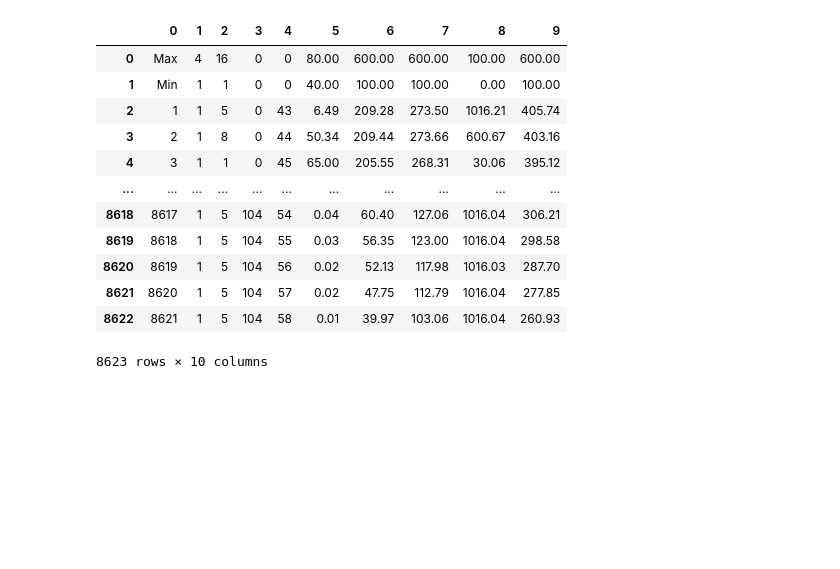
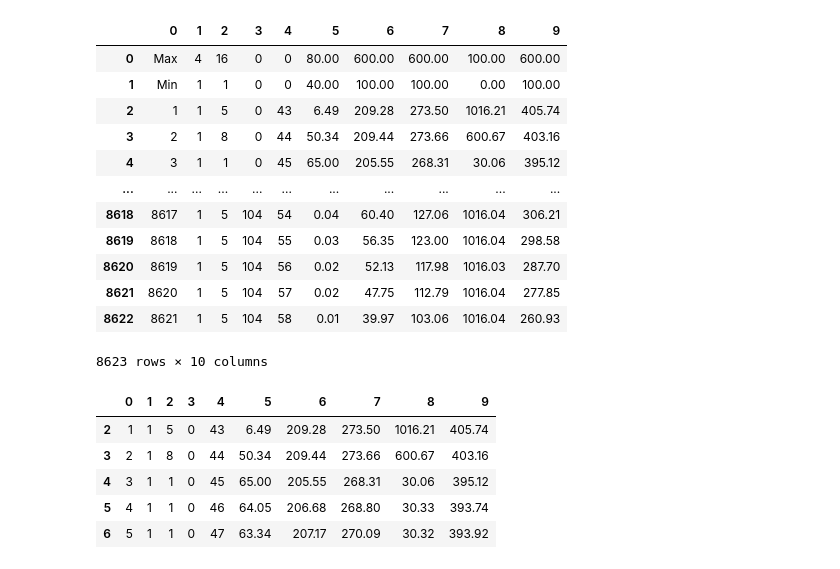
Before and after one commit to vcdemy/20240416, a Jupyter notebook: 2040416筆記.ipynb, the cells around one changed output. Saved outputs shown, nothing was run; the diff lists cells and outputs as text; code cells hidden in the pictures; blank space fills up the shorter version.

```diff
--- a/2040416筆記.ipynb
+++ b/2040416筆記.ipynb
@@ -599,3 +599,15 @@ df.drop([10], axis=1)
 | 8621 | 8620 | 1 | 5 | 104 | 57 | 0.02 | 47.75 | 112.79 | 1016.04 | 277.85 |
 | 8622 | 8621 | 1 | 5 | 104 | 58 | 0.01 | 39.97 | 103.06 | 1016.04 | 260.93 |
 8623 rows × 10 columns
+# %%
+df = df.drop([0, 1])
+df = df.drop([10], axis=1)
+# %%
+df.head()
+# %% [output]
+|  | 0 | 1 | 2 | 3 | 4 | 5 | 6 | 7 | 8 | 9 |
+| 2 | 1 | 1 | 5 | 0 | 43 | 6.49 | 209.28 | 273.50 | 1016.21 | 405.74 |
+| 3 | 2 | 1 | 8 | 0 | 44 | 50.34 | 209.44 | 273.66 | 600.67 | 403.16 |
+| 4 | 3 | 1 | 1 | 0 | 45 | 65.00 | 205.55 | 268.31 | 30.06 | 395.12 |
+| 5 | 4 | 1 | 1 | 0 | 46 | 64.05 | 206.68 | 268.80 | 30.33 | 393.74 |
+| 6 | 5 | 1 | 1 | 0 | 47 | 63.34 | 207.17 | 270.09 | 30.32 | 393.92 |
```
